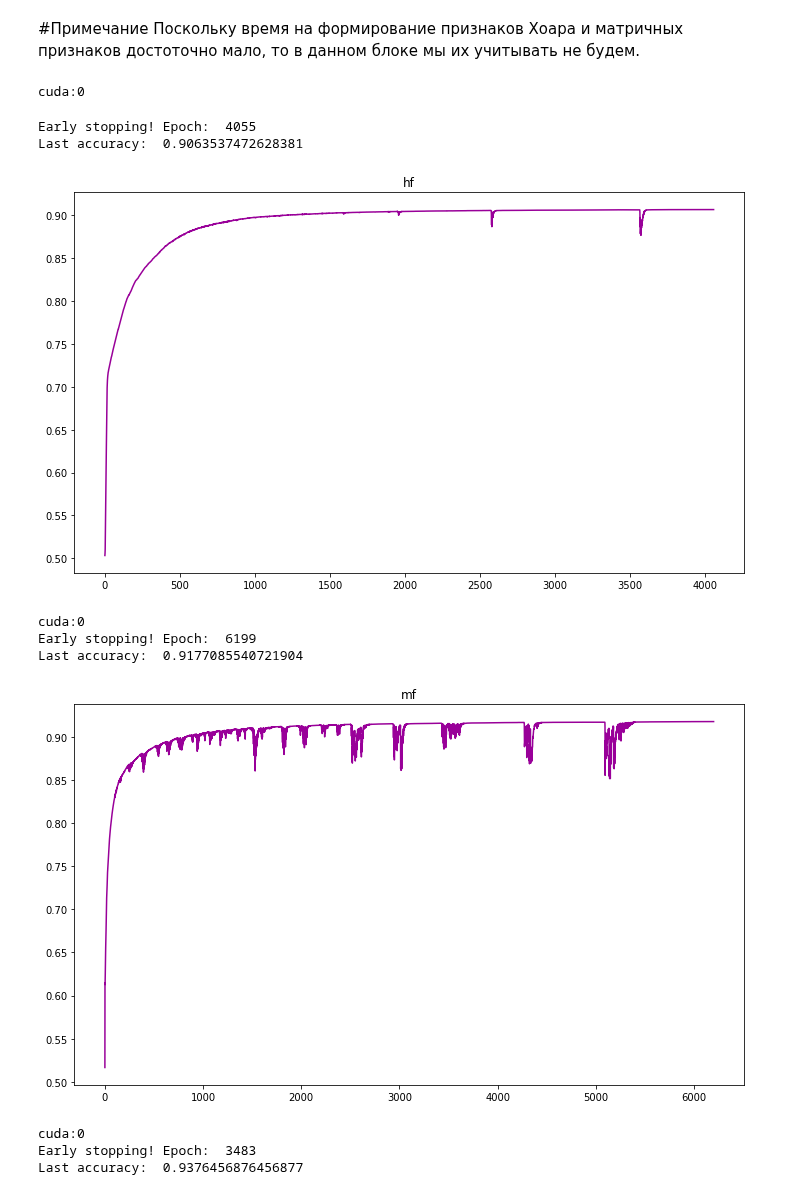
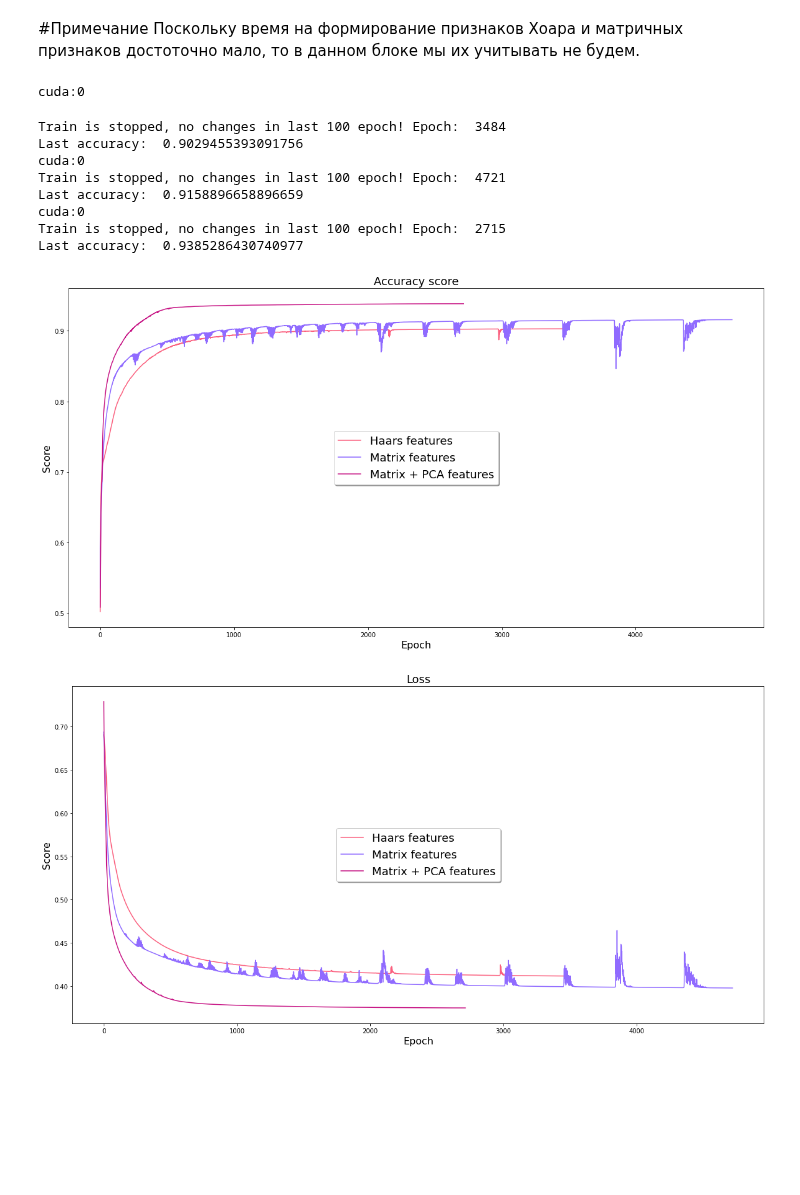
Before and after one commit to Kat-ies/Coursework, a Jupyter notebook: Neural_network_face_classificaion.ipynb, the cells around one changed output. Cells and saved outputs as stored; diff of their text form; code cells hidden in the pictures; blank space fills up the shorter version.

```diff
--- a/Neural_network_face_classificaion.ipynb
+++ b/Neural_network_face_classificaion.ipynb
@@ -29,7 +29,7 @@ time_of_features_creat = joblib.load(os.path.join(PATH,'time_of_features_creat.p
 
 features_list = ['Haars features', 'Matrix features','Matrix + PCA features']
 categories = ['hf_train', 'mf_train','pca_train', 'hf_test', 'mf_test', 'pca_test']
-net_cols = ['neural_net', 'neural_net_with_gpu']
+net_cols = ['neural_net_cpu', 'neural_net_gpu']
 # %% [markdown]
 #Полносвязная нейронная сеть
 
@@ -155,9 +168,13 @@ class Net(nn.Module):
 # %%
-def nn_training(x_train, y_train, is_gpu, loop, time_df, feature_type, index):
+def nn_training(x_train, y_train, is_gpu, loop, time_df, feature_type, index, y_points_acc, y_points_loss):
 
     net = Net(len(x_train[0]))
     criterion =  nn.CrossEntropyLoss()
     optimizer = torch.optim.Adam(net.parameters(), lr=0.001, betas=(0.9, 0.999), eps=1e-08, weight_decay=0, amsgrad=False)
+
+    #сделаем массивы точек для построения гафиков accuracy при обучении
+    y_points_for_one = []
+    y_loss_points_for_one = []
 
     t0 = time.time()
     x_train_torch = torch.from_numpy(x_train).float()
@@ -172,9 +189,6 @@ def nn_training(x_train, y_train, is_gpu, loop, time_df, feature_type, index):
     x_train_torch, y_train_torch = x_train_torch.to(device), y_train_torch.to(device)
     print(device)
 
-    #сделаем массивы точек для построения гафиков accuracy при обучении
-    y_points = []
-
     for epoch in range(loop): # loop
 
         optimizer.zero_grad()
@@ -183,12 +197,14 @@ def nn_training(x_train, y_train, is_gpu, loop, time_df, feature_type, index):
         loss.backward()
         optimizer.step()
 
-        y_points.append(accuracy_score(y_train, torch.argmax(output.data, dim = 1 ).cpu()))
-        if len(y_points) >=100 and np.all(y_points[len(y_points) - 100:len(y_points)] == y_points[len(y_points)-1]):
-            print('Early stopping! Epoch: ',epoch)
+
+        y_loss_points_for_one.append(loss.item())
+        y_points_for_one.append(accuracy_score(y_train, torch.argmax(output.data, dim = 1 ).cpu()))
+        if len(y_points_for_one) >=100 and np.all(y_points_for_one[-100:] == y_points_for_one[-1]):
+            print('Train is stopped, no changes in last 100 epoch! Epoch: ', epoch)
             break
     t = time.time()
-    print('Last accuracy: ', y_points[len(y_points)-1])
+    print('Last accuracy: ', y_points_for_one[-1])
 
     #сохраним обученную сеть
     torch.save(net.state_dict(), os.path.join(PATH, 'Networks', feature_type + '_neural_net.pth'))
@@ -198,11 +214,11 @@ def nn_training(x_train, y_train, is_gpu, loop, time_df, feature_type, index):
 
     #нарисуем график
     if (is_gpu == 1):
-        x_points = np.arange(0,len(y_points))
-        plt.figure(figsize=(15, 5))
-        plt.title(label = feature_type)
-        plt.plot(x_points, y_points, color='#990099')
-        plt.show()
+        y_points_acc.append(y_points_for_one)
+        y_points_loss.append(y_loss_points_for_one)
+        if (len(y_points_acc) == 3):
+            plot_graphic(y_points_acc, 'Accuracy score')
+            plot_graphic(y_points_loss, 'Loss')
 # %%
 def nn_test(x_test, is_gpu, feature_type, data_df, time_df, index):
 
@@ -225,32 +241,34 @@ def nn_test(x_test, is_gpu, feature_type, data_df, time_df, index):
 # %%
 haars_net_df = pd.DataFrame(columns=net_cols)
 matrix_net_df = pd.DataFrame(columns=net_cols)
 matrix_net_pca_df = pd.DataFrame(columns=net_cols)
+y_points_acc = []
+y_points_loss = []
 
 MAX_ITER = 50000
 
 for is_gpu in range(1,2):
-    nn_training(all_features[0], y_train, is_gpu, MAX_ITER, net_time_df, 'hf', 0)
+    nn_training(all_features[0], y_train, is_gpu, MAX_ITER, net_time_df, 'hf', 0, y_points_acc, y_points_loss)
     nn_test(all_features[3], is_gpu, 'hf', haars_net_df, net_time_df, 3)
 
-    nn_training(all_features[1], y_train, is_gpu, MAX_ITER, net_time_df, 'mf', 1)
+    nn_training(all_features[1], y_train, is_gpu, MAX_ITER, net_time_df, 'mf', 1, y_points_acc, y_points_loss)
     nn_test(all_features[4], is_gpu, 'mf', matrix_net_df, net_time_df, 4)
 
-    nn_training(all_features[2], y_train, is_gpu, MAX_ITER, net_time_df, 'mf_pca', 2)
+    nn_training(all_features[2], y_train, is_gpu, MAX_ITER, net_time_df, 'mf_pca', 2, y_points_acc, y_points_loss)
     nn_test(all_features[5], is_gpu, 'mf_pca', matrix_net_pca_df, net_time_df, 5)
 
 haars_net_df.insert(0, 'y_test', y_test)
 matrix_net_df.insert(0, 'y_test', y_test)
 matrix_net_pca_df.insert(0, 'y_test', y_test)
 # %% [output]
 cuda:0
-Early stopping! Epoch:  4055
-Last accuracy:  0.9063537472628381
+Train is stopped, no changes in last 100 epoch! Epoch:  3484
+Last accuracy:  0.9029455393091756
+cuda:0
+Train is stopped, no changes in last 100 epoch! Epoch:  4721
+Last accuracy:  0.9158896658896659
+cuda:0
+Train is stopped, no changes in last 100 epoch! Epoch:  2715
+Last accuracy:  0.9385286430740977
-[figure, old version]
+[figure, new version]
-cuda:0
-Early stopping! Epoch:  6199
-Last accuracy:  0.9177085540721904
-[figure, old version]
+[figure, new version]
-cuda:0
-Early stopping! Epoch:  3483
-Last accuracy:  0.9376456876456877
```
Also changed, not shown: parts of 6 cells of this notebook.
